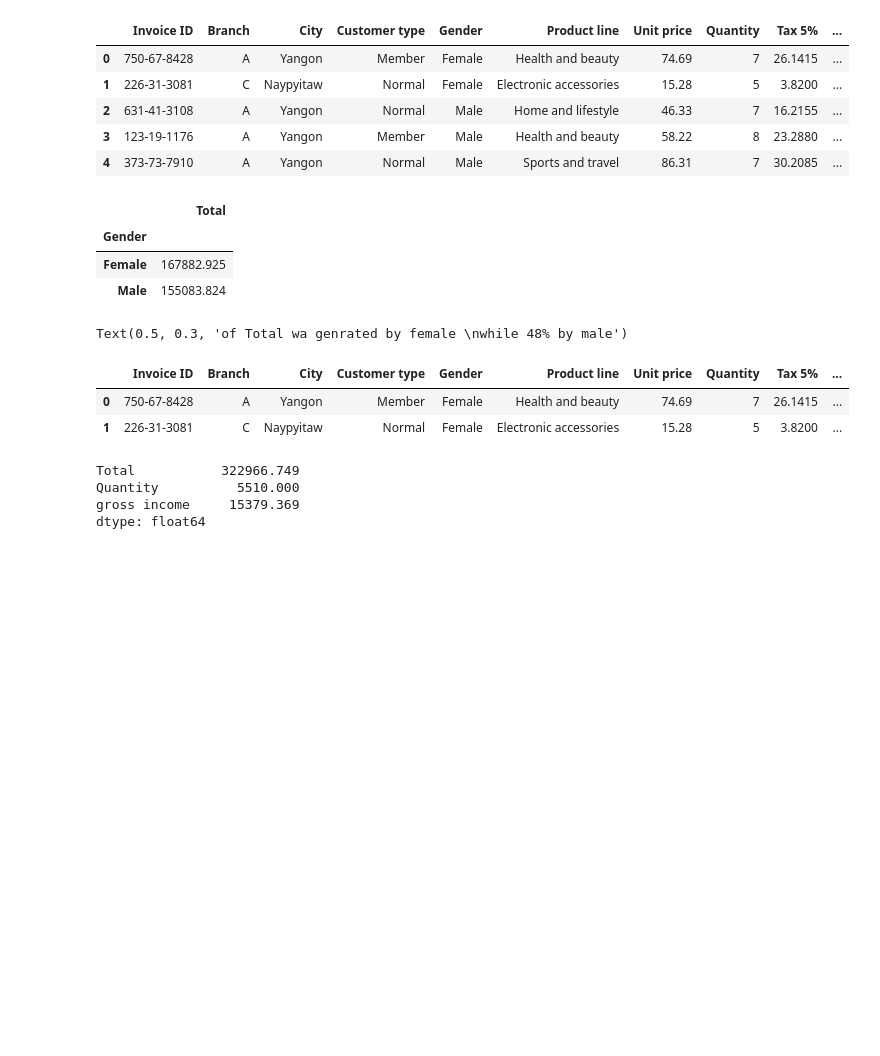
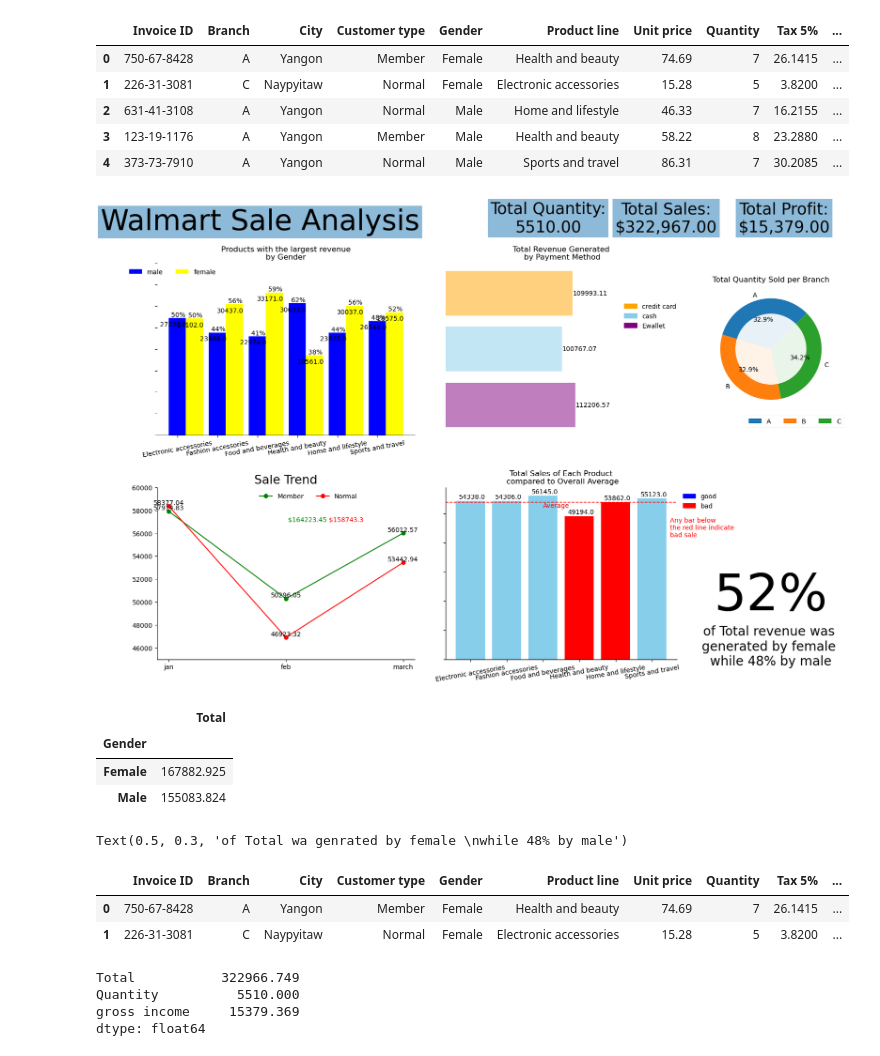
Before and after one commit to Abbeyanalyt/walmatsalesanalysis, a Jupyter notebook: walmartvisual.ipynb, the cells around one changed output. Drawn from its saved outputs; the diff is of its cells as text; code cells hidden in the pictures; blank space fills up the shorter version.

```diff
--- a/walmartvisual.ipynb
+++ b/walmartvisual.ipynb
@@ -129,7 +131,7 @@ ax7.spines['bottom'].set_color('black')
 
 # Total Revenue by Payment Method
 colors = ['purple', 'skyblue', 'orange']
-bars1 = ax9.barh(payment_method.index, payment_method['Total'], color=color, alpha=0.5)
+bars1 = ax9.barh(payment_method.index, payment_method['Total'], color=colors, alpha=0.5)
 for bar in bars1:
     width = bar.get_width()
     ax9.text(width, bar.get_y() + bar.get_height() / 2, f'{width:.2f}', ha='left', va='center')
@@ -172,34 +174,36 @@ def my_bar(bars):
                      va='bottom')
 
 
 ax5.set_yticklabels('')
 my_bar(bars1)
 ax5.xaxis.set_tick_params(rotation=10)
 ax5.set_title('Total Sales of Each Product\n compared to Overall Average')
 
 # Total Quantity Sold per Branch
 ax8.pie(branch_quantity_sales['Total'],
         startangle=45,
         labels=branch_quantity_sales.index,
         autopct='%1.1f%%'
         )
 donut = plt.Circle((0, 0), 0.70, fc='white', linewidth=0.5, alpha=0.9)
 ax8.add_artist(donut)
 
 legend = ax8.legend(bbox_to_anchor=(1.1, 0), ncol=3)
 legend.get_frame().set_alpha(0.2)
 ax8.set_title('Total Quantity Sold per Branch')
 
 # Percentage of Total Revenue Generated by Gender
 percentage = 52
 
 ax10.text(0.5, 0.5, f'{percentage:.0f}%', ha='center', va='center', fontsize=80,
           bbox=dict(facecolor = 'white',edgecolor='none', alpha=0.5))
 ax10.text(0.5, 0.1, 'of Total revenue was \ngenerated by female \nwhile 48% by male', ha='center', va='center',
           fontsize=20,
           bbox=dict(facecolor = 'white',edgecolor='none', alpha=0.5))
 
-plt.savefig('walmart.png',dpi = 1000)
+plt.savefig('walmart.png',dpi = 500)
+# %% [output]
+[figure, added]
 # %%
 revenue_gender = walmart.groupby(['Gender'])[['Total']].sum()
 revenue_gender
```
Also changed, not shown: parts of 1 cell of this notebook.
